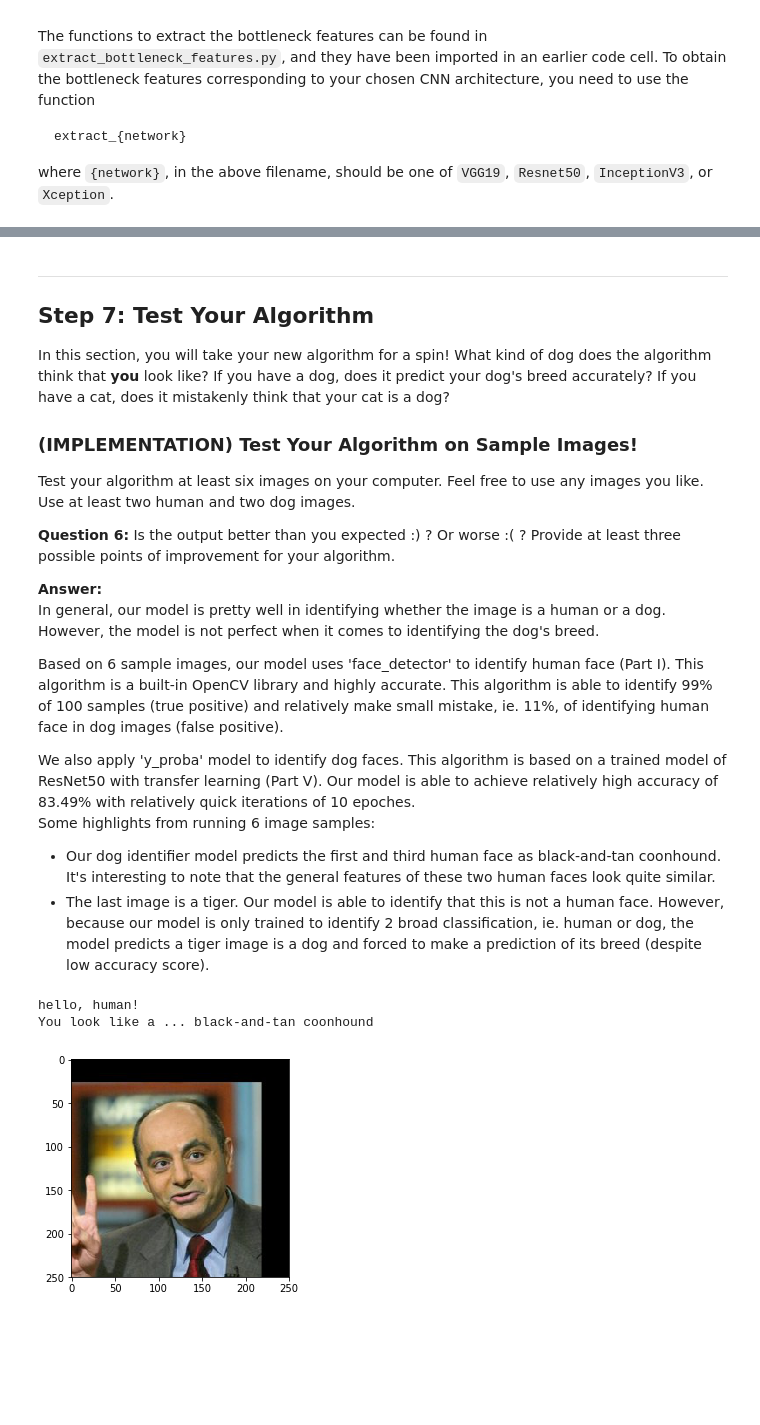
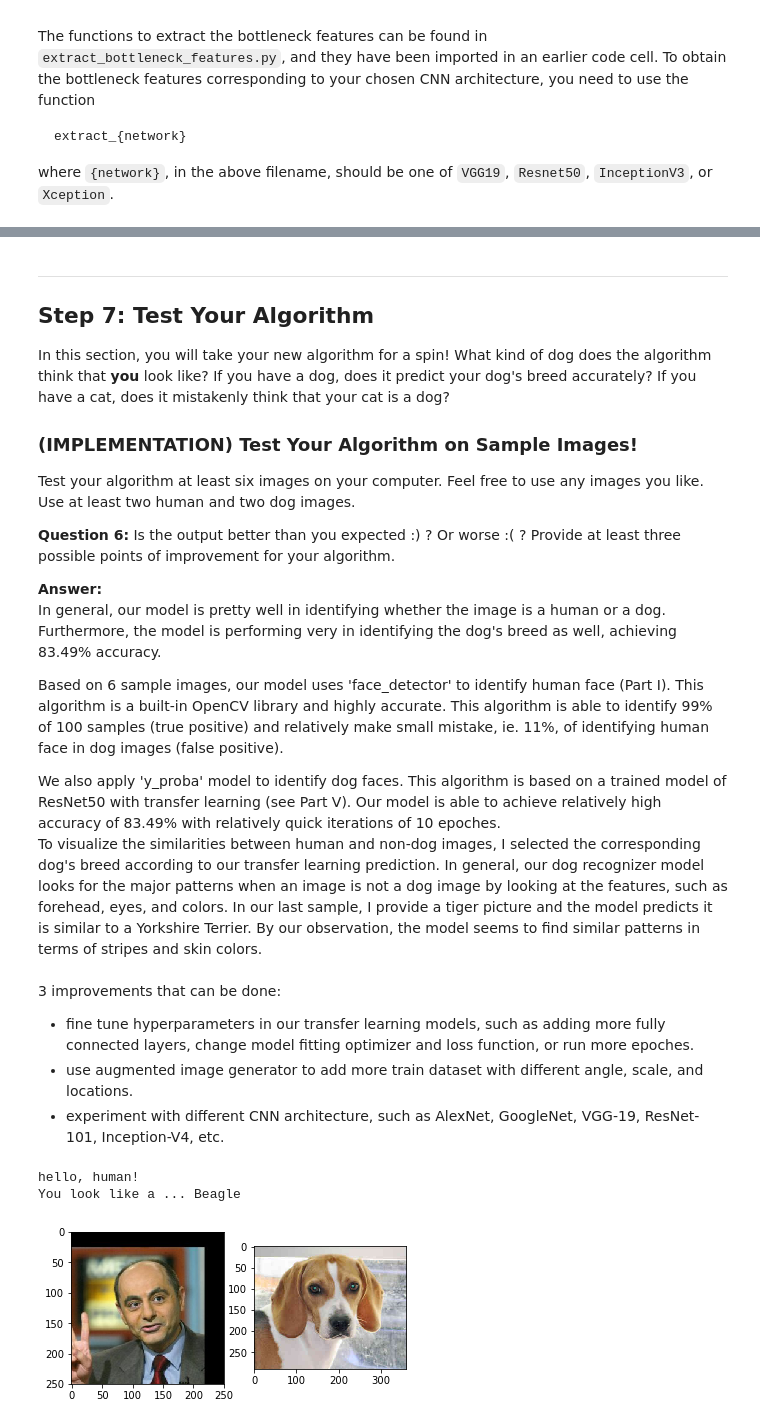
Before and after one commit to swaption2009/aind2_cnn_project, a Jupyter notebook: dog_app.ipynb, the cells around one changed output, grey strips where cells are left out. Drawn from its saved outputs; the diff is of its cells as text; code cells hidden in the pictures; blank space fills up the shorter version.

```diff
--- a/dog_app.ipynb
+++ b/dog_app.ipynb
@@ -985,12 +1072,14 @@ from PIL import Image
 from pylab import *
 
 def y_proba(img):
-    x = extract_Resnet50(path_to_tensor(img))
-    y = np.argmax(resnet50_model.predict(x))
+    # transform image to a tensor, feed into ResNet50 without output layer, and use our new resnet50 model as output
+    dog_pred = resnet50_model.predict(extract_Resnet50(path_to_tensor(img)))
+    # get the maximum value of from softmax output layer
+    y = np.argmax(dog_pred)
+    # visualize input image
     im = Image.open(img)
-    imshow(im)
-    breed = breeds[y-1]
-    return breed
+    plt.imshow(im)
+    return dog_names[y]  # return dog's breed label
 
-print('This dog\'s breed is', y_proba(dog_files_short[50]))
+print('Our resnet50 model predicts this is a', y_proba(dog_files_short[1]))
 # %% [output]
@@ -1040,25 +1132,35 @@ Test your algorithm at least six images on your computer.  Feel free to use any
 __Question 6:__ Is the output better than you expected :) ?  Or worse :( ?  Provide at least three possible points of improvement for your algorithm.
 
 __Answer:__ <br>
-In general, our model is pretty well in identifying whether the image is a human or a dog. However, the model is not perfect when it comes to identifying the dog's breed.<br>
+In general, our model is pretty well in identifying whether the image is a human or a dog. Furthermore, the model is performing very in identifying the dog's breed as well, achieving 83.49% accuracy.<br>
 
 Based on 6 sample images, our model uses 'face_detector' to identify human face (Part I). This algorithm is a built-in OpenCV library and highly accurate. This algorithm is able to identify 99% of 100 samples (true positive) and relatively make small mistake, ie. 11%, of identifying human face in dog images (false positive).<br>
 
-We also apply 'y_proba' model to identify dog faces. This algorithm is based on a trained model of ResNet50 with transfer learning (Part V). Our model is able to achieve relatively high accuracy of 83.49% with relatively quick iterations of 10 epoches.
+We also apply 'y_proba' model to identify dog faces. This algorithm is based on a trained model of ResNet50 with transfer learning (see Part V). Our model is able to achieve relatively high accuracy of 83.49% with relatively quick iterations of 10 epoches.
 <br>
-Some highlights from running 6 image samples:
-- Our dog identifier model predicts the first and third human face as black-and-tan coonhound. It's interesting to note that the general features of these two human faces look quite similar.
-- The last image is a tiger. Our model is able to identify that this is not a human face. However, because our model is only trained to identify 2 broad classification, ie. human or dog, the model predicts a tiger image is a dog and forced to make a prediction of its breed (despite low accuracy score).
+To visualize the similarities between human and non-dog images, I selected the corresponding dog's breed according to our transfer learning prediction. In general, our dog recognizer model looks for the major patterns when an image is not a dog image by looking at the features, such as forehead, eyes, and colors. In our last sample, I provide a tiger picture and the model predicts it is similar to a Yorkshire Terrier. By our observation, the model seems to find similar patterns in terms of stripes and skin colors.<br>
+<br>
+3 improvements that can be done:
+- fine tune hyperparameters in our transfer learning models, such as adding more fully connected layers, change model fitting optimizer and loss function, or run more epoches.
+- use augmented image generator to add more train dataset with different angle, scale, and locations.
+- experiment with different CNN architecture, such as AlexNet, GoogleNet, VGG-19, ResNet-101, Inception-V4, etc.
 # %%
 ## TODO: Execute your algorithm from Step 6 on
 ## at least 6 images on your computer.
 ## Feel free to use as many code cells as needed.
 
+plt.subplot(1, 2, 1)
 human_or_dog(human_files_short[42])
+
+plt.subplot(1, 2, 2)
+img = cv2.imread('dogImages/train/016.Beagle/Beagle_01131.jpg')
+cv_rgb = cv2.cvtColor(img, cv2.COLOR_BGR2RGB)
+plt.imshow(cv_rgb)
+plt.show()
 # %% [output]
 hello, human!
-You look like a ... black-and-tan coonhound
+You look like a ... Beagle
-[figure, old version]
+[figure, new version]
 # %%
 human_or_dog(dog_files_short[87])
 # %% [output]
```
Also changed, not shown: parts of 32 cells of this notebook, 3 other files.
